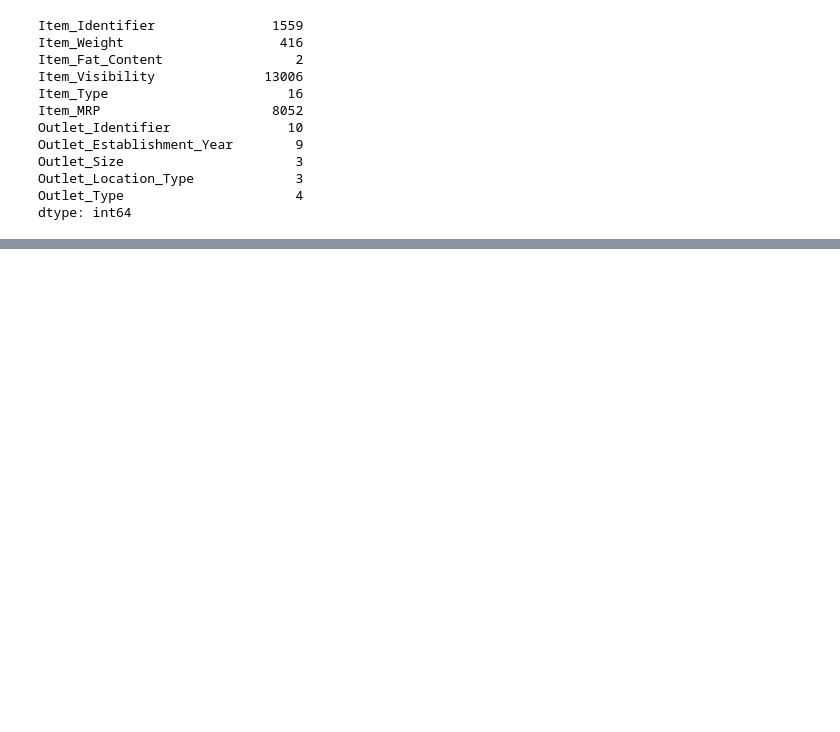
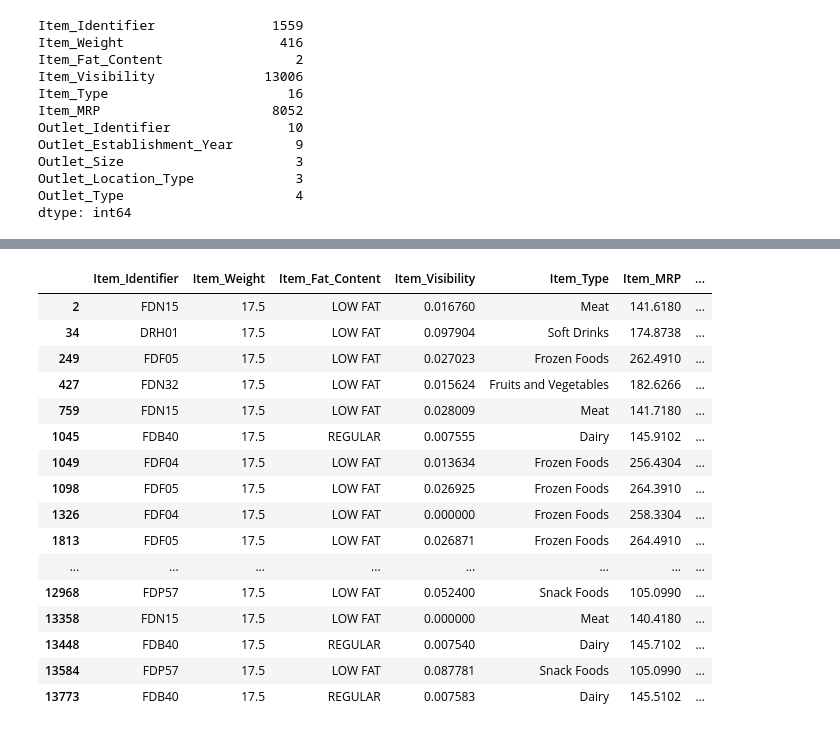
Before and after one commit to KodeCell/Big_mart_proj, a Jupyter notebook: eda.ipynb, the cells around one changed output, grey strips where cells are left out. Saved outputs shown, nothing was run; the diff lists cells and outputs as text; code cells hidden in the pictures; blank space fills up the shorter version.

```diff
--- a/eda.ipynb
+++ b/eda.ipynb
@@ -117,0 +127,20 @@ dtype: int64
+# %%
+data[data['Item_Weight'] == 17.50]
+# %% [output]
+|  | Item_Identifier | Item_Weight | Item_Fat_Content | Item_Visibility | Item_Type | Item_MRP | ... |
+| 2 | FDN15 | 17.5 | LOW FAT | 0.016760 | Meat | 141.6180 | ... |
+| 34 | DRH01 | 17.5 | LOW FAT | 0.097904 | Soft Drinks | 174.8738 | ... |
+| 249 | FDF05 | 17.5 | LOW FAT | 0.027023 | Frozen Foods | 262.4910 | ... |
+| 427 | FDN32 | 17.5 | LOW FAT | 0.015624 | Fruits and Vegetables | 182.6266 | ... |
+| 759 | FDN15 | 17.5 | LOW FAT | 0.028009 | Meat | 141.7180 | ... |
+| 1045 | FDB40 | 17.5 | REGULAR | 0.007555 | Dairy | 145.9102 | ... |
+| 1049 | FDF04 | 17.5 | LOW FAT | 0.013634 | Frozen Foods | 256.4304 | ... |
+| 1098 | FDF05 | 17.5 | LOW FAT | 0.026925 | Frozen Foods | 264.3910 | ... |
+| 1326 | FDF04 | 17.5 | LOW FAT | 0.000000 | Frozen Foods | 258.3304 | ... |
+| 1813 | FDF05 | 17.5 | LOW FAT | 0.026871 | Frozen Foods | 264.4910 | ... |
+| ... | ... | ... | ... | ... | ... | ... | ... |
+| 12968 | FDP57 | 17.5 | LOW FAT | 0.052400 | Snack Foods | 105.0990 | ... |
+| 13358 | FDN15 | 17.5 | LOW FAT | 0.000000 | Meat | 140.4180 | ... |
+| 13448 | FDB40 | 17.5 | REGULAR | 0.007540 | Dairy | 145.7102 | ... |
+| 13584 | FDP57 | 17.5 | LOW FAT | 0.087781 | Snack Foods | 105.0990 | ... |
+| 13773 | FDB40 | 17.5 | REGULAR | 0.007583 | Dairy | 145.5102 | ... |
```
Also changed, not shown: parts of 2 cells of this notebook, 2 other files.
